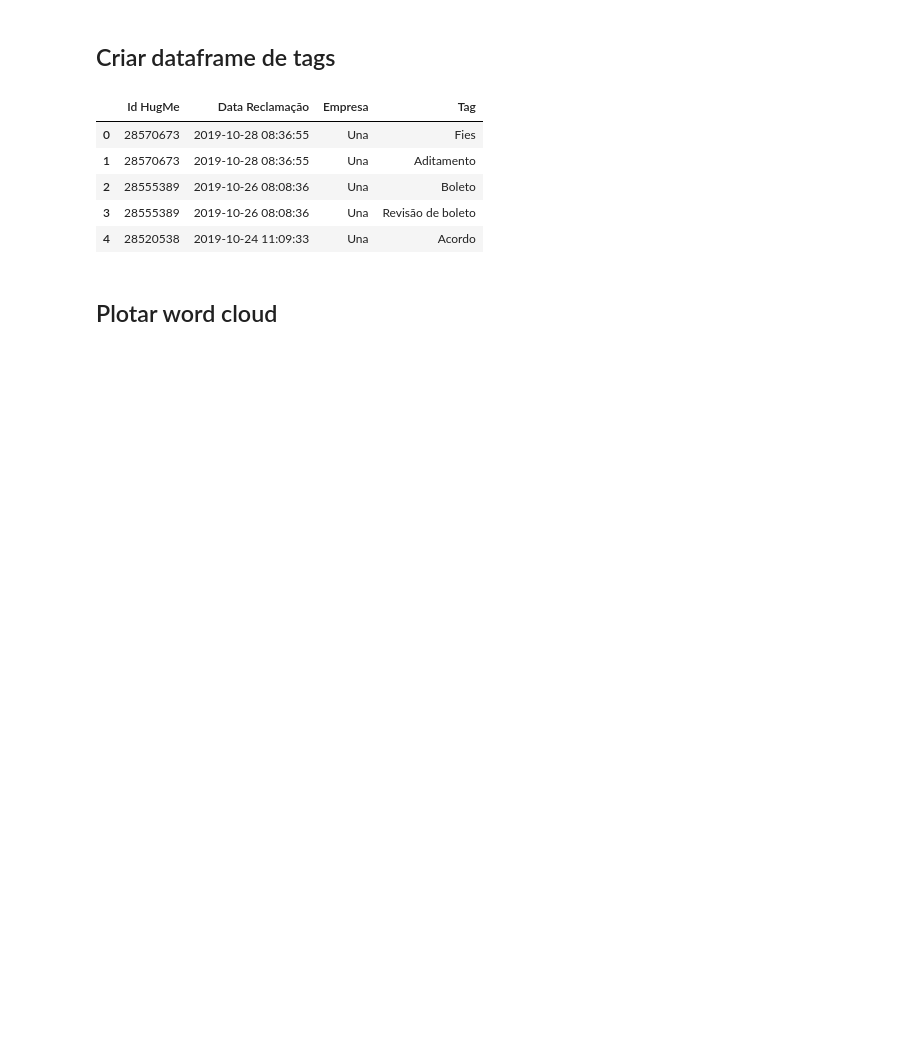
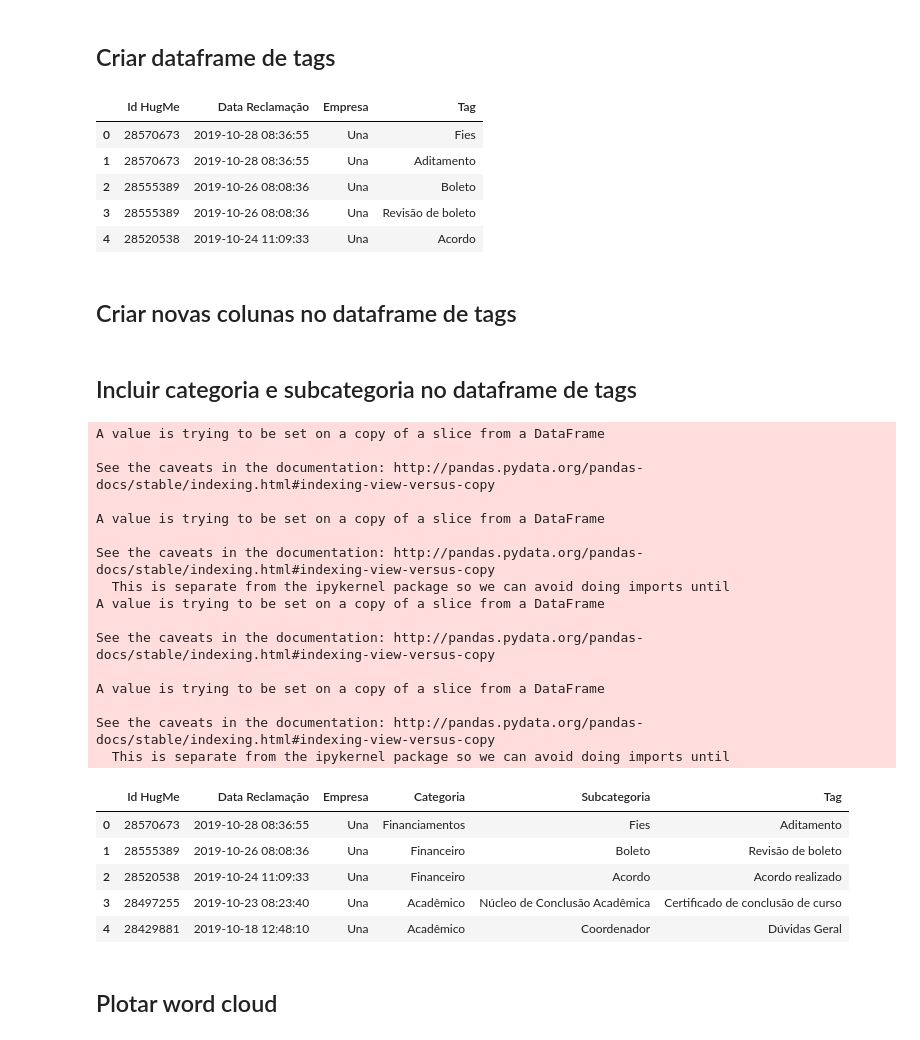
Before and after one commit to igorjpimenta/reclame-aqui-dataframe, a Jupyter notebook: Reclame aqui to g-sheets.ipynb, the cells around one changed output. Cells and saved outputs as stored; diff of their text form; code cells hidden in the pictures; blank space fills up the shorter version.

```diff
--- a/Reclame aqui to g-sheets.ipynb
+++ b/Reclame aqui to g-sheets.ipynb
@@ -90,3 +112,5 @@ display(df_tags.head(5))
 | 2 | 28555389 | 2019-10-26 08:08:36 | Una | Boleto |
 | 3 | 28555389 | 2019-10-26 08:08:36 | Una | Revisão de boleto |
 | 4 | 28520538 | 2019-10-24 11:09:33 | Una | Acordo |
+# %% [markdown]
+## Criar novas colunas no dataframe de tags
@@ -93,3 +120,41 @@ display(df_tags.head(5))
+# %% [markdown]
+## Incluir categoria e subcategoria no dataframe de tags
+# %%
+def sub_tag(category, subcategory, tag):
+    df_tags['Categoria'][df_tags.Tag == tag] = category
+    df_tags['Subcategoria'][df_tags.Tag == tag] = subcategory
+
+[sub_tag(category, subcategory, tag) for category in tag_dict.keys() if category != 'Assuntos Gerais' for subcategory in tag_dict[category].keys() for tag in tag_dict[category][subcategory]]
+[sub_tag(category, category, tag) for category in tag_dict.keys() if category == 'Assuntos Gerais' for tag in tag_dict[category]]
+
+df_tags.drop(df_tags[df_tags['Categoria'] == 0].index, inplace = True)
+
+df_tags = df_tags.reset_index(drop=True)
+
+display(df_tags.head(5))
+# %% [output]
+A value is trying to be set on a copy of a slice from a DataFrame
+
+See the caveats in the documentation: http://pandas.pydata.org/pandas-docs/stable/indexing.html#indexing-view-versus-copy
+
+A value is trying to be set on a copy of a slice from a DataFrame
+
+See the caveats in the documentation: http://pandas.pydata.org/pandas-docs/stable/indexing.html#indexing-view-versus-copy
+  This is separate from the ipykernel package so we can avoid doing imports until
+A value is trying to be set on a copy of a slice from a DataFrame
+
+See the caveats in the documentation: http://pandas.pydata.org/pandas-docs/stable/indexing.html#indexing-view-versus-copy
+
+A value is trying to be set on a copy of a slice from a DataFrame
+
+See the caveats in the documentation: http://pandas.pydata.org/pandas-docs/stable/indexing.html#indexing-view-versus-copy
+  This is separate from the ipykernel package so we can avoid doing imports until
+|  | Id HugMe | Data Reclamação | Empresa | Categoria | Subcategoria | Tag |
+| 0 | 28570673 | 2019-10-28 08:36:55 | Una | Financiamentos | Fies | Aditamento |
+| 1 | 28555389 | 2019-10-26 08:08:36 | Una | Financeiro | Boleto | Revisão de boleto |
+| 2 | 28520538 | 2019-10-24 11:09:33 | Una | Financeiro | Acordo | Acordo realizado |
+| 3 | 28497255 | 2019-10-23 08:23:40 | Una | Acadêmico | Núcleo de Conclusão Acadêmica | Certificado de conclusão de curso |
+| 4 | 28429881 | 2019-10-18 12:48:10 | Una | Acadêmico | Coordenador | Dúvidas Geral |
 # %% [markdown]
 ## Plotar word cloud
 # %%
```
Also changed, not shown: parts of 13 cells of this notebook.
